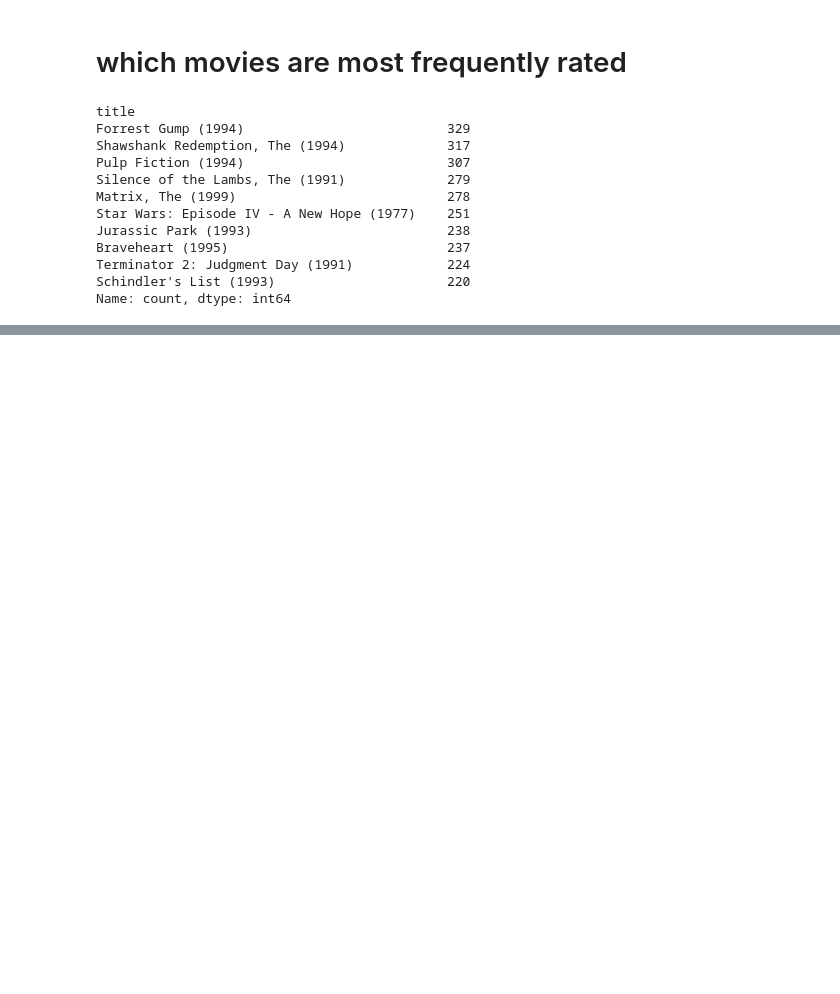
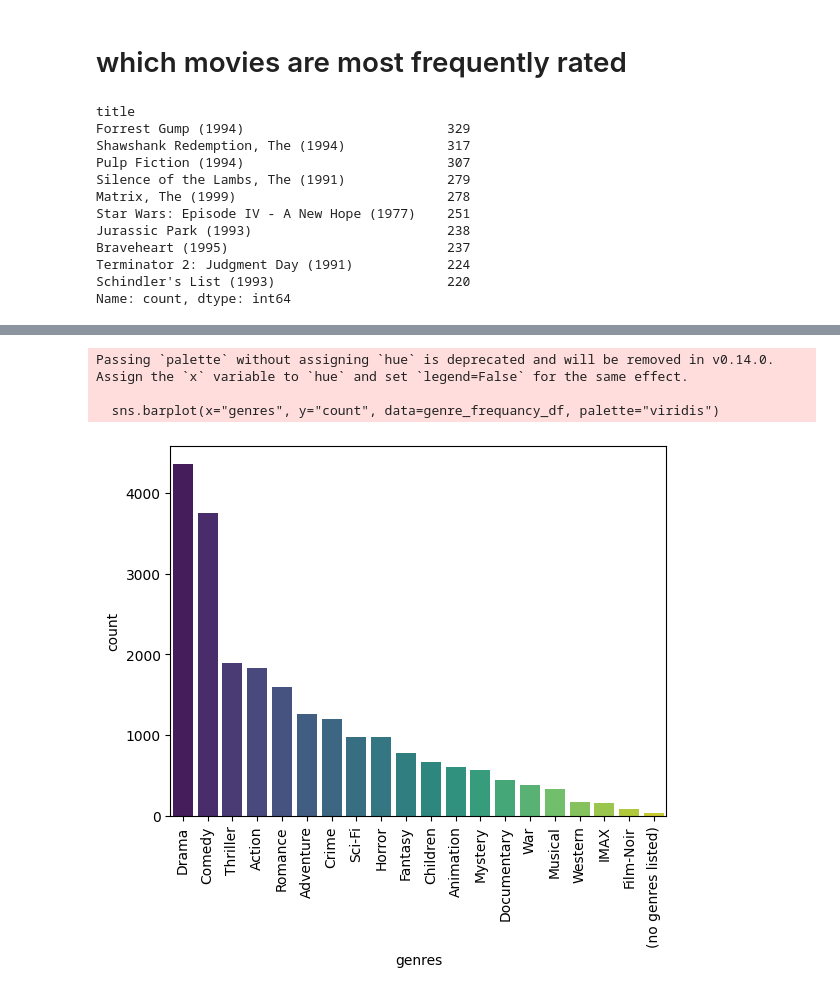
Before and after one commit to Mohammadhoseinajorloo/Movielo, a Jupyter notebook: notebooks/analyze.ipynb, the cells around one changed output, grey strips where cells are left out. Drawn from its saved outputs; the diff is of its cells as text; code cells hidden in the pictures; blank space fills up the shorter version.

Commit message:
add Exploratory Data Analysis in step 3

```diff
--- a/notebooks/analyze.ipynb
+++ b/notebooks/analyze.ipynb
@@ -71,0 +167,2 @@ Name: count, dtype: int64
+# %%
+movies["genres"] = movies["genres"].apply(lambda x:x.split("|"))
@@ -71,0 +171,5 @@ Name: count, dtype: int64
+# %%
+from collections import Counter
+genre_frequancy = Counter(g for genres in movies["genres"] for g in genres)
+print(f"There are {len(genre_frequancy)} genres.")
+genre_frequancy
@@ -71,0 +226,13 @@ Name: count, dtype: int64
+# %%
+genre_frequancy_df = pd.DataFrame([genre_frequancy]).T.reset_index()
+genre_frequancy_df.columns = ["genres", "count"]
+genre_frequancy_df.sort_values(by="count", ascending=False, inplace=True)
+
+sns.barplot(x="genres", y="count", data=genre_frequancy_df, palette="viridis")
+plt.xticks(rotation=90)
+plt.show()
+# %% [output]
+Passing `palette` without assigning `hue` is deprecated and will be removed in v0.14.0. Assign the `x` variable to `hue` and set `legend=False` for the same effect.
+
+  sns.barplot(x="genres", y="count", data=genre_frequancy_df, palette="viridis")
+[figure, added]
```
Also changed, not shown: parts of 14 cells of this notebook.
